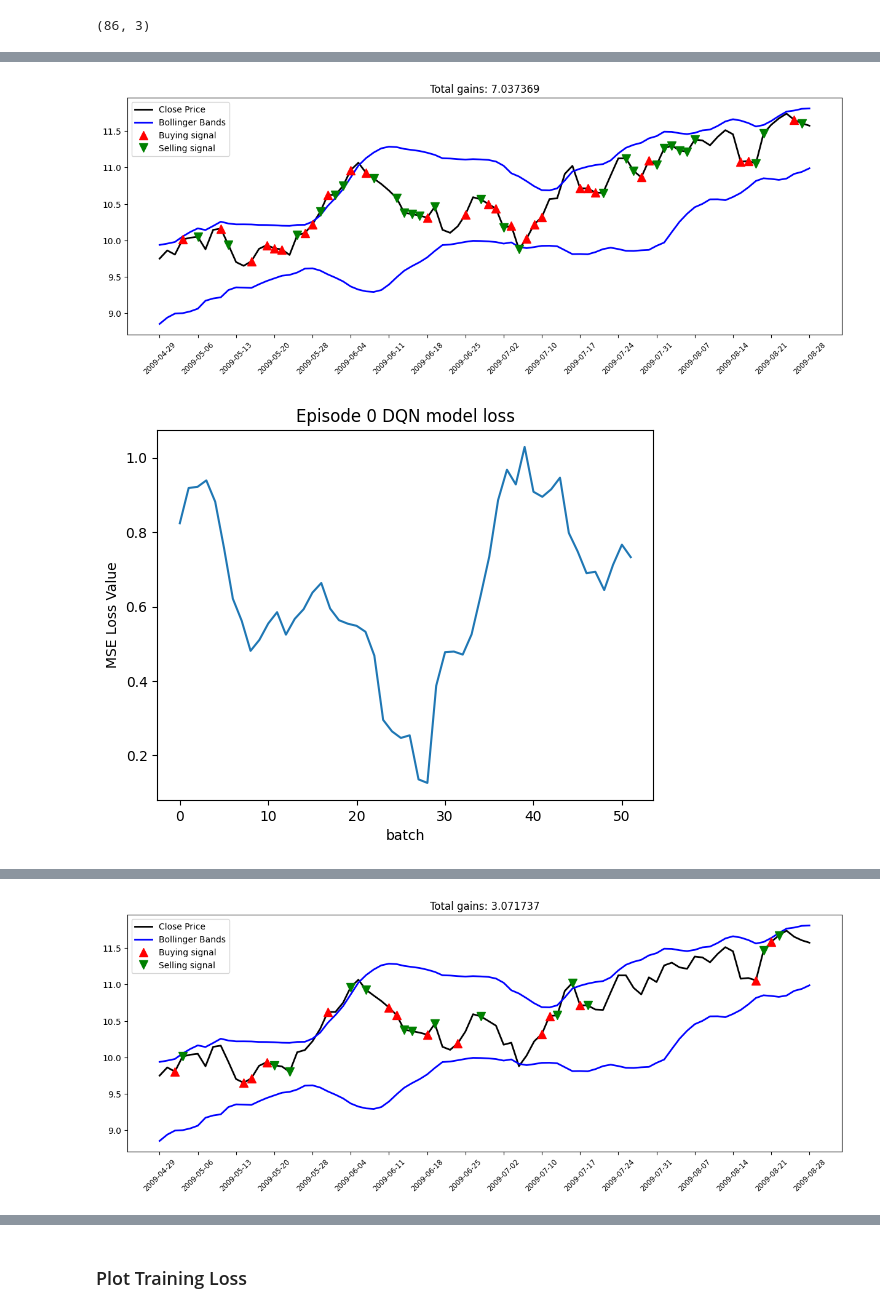
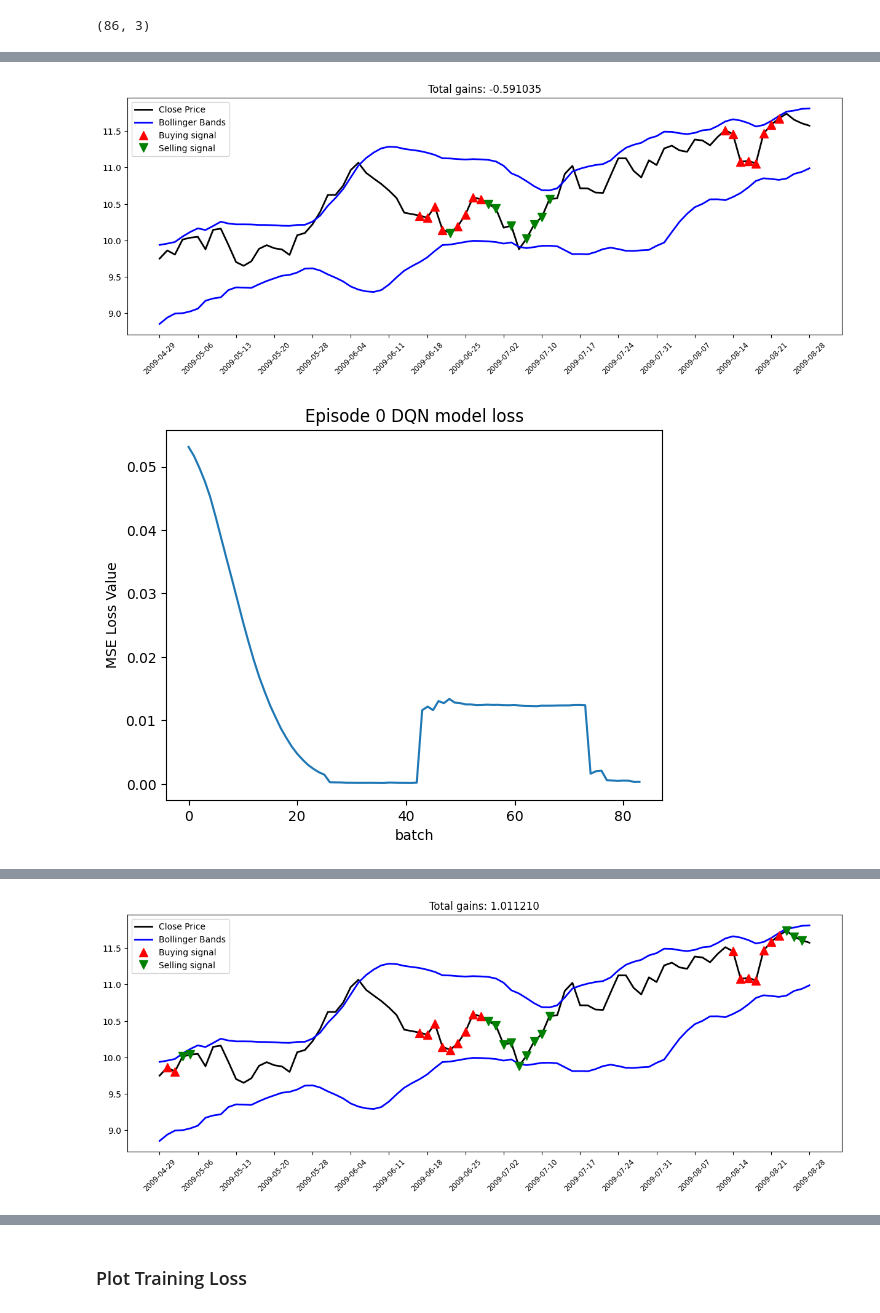
Before and after one commit to bigboy92/fend-matching-game, a Jupyter notebook: project_nb.ipynb, the cells around one changed output, grey strips where cells are left out. Saved outputs shown, nothing was run; the diff lists cells and outputs as text; code cells hidden in the pictures.

```diff
--- a/project_nb.ipynb
+++ b/project_nb.ipynb
@@ -80,7 +77,7 @@ Volume       5
 dtype: int64
 # %%
 # forward fill missing values
-data=data.ffill()
+data.fillna(method='ffill', inplace=True)
 # %%
 # Check for null values
 data.isna().sum()
@@ -113,6 +130,6 @@ data = data.dropna(subset=['BB_upper', 'BB_lower'])
 # %%
 # Define new dataframe with only the training features (Close, Upper BB, Lower BB)
-dataset = data[['Close', 'BB_upper', 'BB_lower']]# define df here
+dataset = data[['Close',  'Upper Band', 'Lower Band']]
 # %% [markdown]
 # 5. Normalization
 Now that we have cleaned our data, created our indicators of interest, and selected our features, we must normalize our data. For this project, we use the sklearn StandardScaler, which centers the data and normalizes to unit variance. We will not be using a rolling scaler for this project, due to the complexity of back-translating to true proce and indicator values - you can try this yourself once you have completed the project.
@@ -190,7 +164,8 @@ Now that our data cleaned, features are selected, and the dataset is normalized,
 # %%
 # split dataset df into train (50%) and test (50%) datasets
 
-train_df = normed_dataset.iloc[:len(normed_dataset)//2]  # define training dtaframe under this variable name
-test_df =  normed_dataset.iloc[len(normed_dataset)//2:]# define testing dtaframe under this variable name
+training_rows = int(len(normed_dataset.index)*0.5)
+train_df = normed_dataset.iloc[:training_rows]
+test_df = normed_dataset.iloc[training_rows+1:]
 # %%
 # display train and test dfs (ensure no overlap)
@@ -256,15 +233,16 @@ The first step in defining our agent is the Deep Q-Network model definition. For
 # Define DQN Model Architecture
 class DQN(keras.Model):
     def __init__(self, state_size, action_size):
+
         model = keras.models.Sequential()
-        # define model layers in keras
-        model.add(keras.layers.Dense(units=64, input_dim=state_size, activation="relu"))
-        model.add(keras.layers.Dense(units=32, activation="relu"))
+        #Input Layer
+        model.add(keras.layers.Dense(units=32, input_dim=state_size, activation="relu"))
+        #Hidden Layer
         model.add(keras.layers.Dense(units=8, activation="relu"))
+        #Output Layer
         model.add(keras.layers.Dense(action_size, activation="linear"))
-        # compile model in keras
         model.compile(loss="mse", optimizer=keras.optimizers.Adam(learning_rate=0.001))
-        # save model to DQN instance
+
         self.model = model
 # %% [markdown]
 ### Define Agent Class
@@ -438,7 +416,7 @@ agent = Agent(window_size, num_features = X_train.shape[1])# instatniate the age
 keras.config.disable_traceback_filtering() # disable built-in keras loading bars - they make the output difficult to read and monitor
 
 
-l = X_train.shape[0] - 1 # track number of examples in dataset (i.e. number of days to train on)
+l =  X_train[:,0].shape[0] - 1# track number of examples in dataset (i.e. number of days to train on)
 
 # batch size defines how often to run the exp_replay method
 batch_size = 32
@@ -446,19 +424,22 @@ batch_size = 32
 #An episode represents a complete pass over the data.
 episode_count = 2
 
-normalizer_close = normlist[idx_close] # get the close normalizer from normlist
-normalizer_bb_upper = normlist[idx_bb_upper] # get the BB upper normalizer from normlist
-normalizer_bb_lower = normlist[idx_bb_lower] # get the BB lower normalizer from normlist
+normalizer_close =normlist[0] # get the close normalizer from normlist
+normalizer_bb_upper =normlist[1] # get the BB upper normalizer from normlist
+normalizer_bb_lower = normlist[2]# get the BB lower normalizer from normlist
 
-X_train_true_price = normalizer_close.inverse_transform(X_train[:, idx_close].reshape(-1, 1))# inverse transform the Close column in X_train in order to get true close prices
-X_train_true_bb_upper = normalizer_bb_upper.inverse_transform(X_train[:, idx_bb_upper].reshape(-1, 1))# inverse transform the Upper BB column in X_train in order to get true Upper BB values
-X_train_true_bb_lower = normalizer_bb_lower.inverse_transform(X_train[:, idx_bb_lower].reshape(-1, 1))# inverse transform the Lower BB column in X_train in order to get true Lower BB values
+X_train_true_price = normalizer_close.inverse_transform(X_train[:, idx_close].reshape(-1, 1)).flatten()
+ # inverse transform the Close column in X_train in order to get true close prices
+X_train_true_bb_upper = normalizer_bb_upper.inverse_transform(X_train[:, idx_bb_upper].reshape(-1, 1)).flatten()
+ # inverse transform the Upper BB column in X_train in order to get true Upper BB values
+X_train_true_bb_lower = normalizer_bb_lower.inverse_transform(X_train[:, idx_bb_lower].reshape(-1, 1)).flatten()
+ # inverse transform the Lower BB column in X_train in order to get true Lower BB values
 
 batch_losses = []
 num_batches_trained = 0
 
 for e in range(episode_count + 1):
-    state = get_state(X_train, t=0, n = window_size + 1)# get the state for the first step
+    state = get_state(X_train, 0, window_size + 1) # get the state for the first step
     # initialize variables
     total_profit = 0
     total_winners = 0
@@ -468,42 +449,45 @@ for e in range(episode_count + 1):
     states_buy = []
     for t in tqdm(range(l), desc=f'Running episode {e}/{episode_count}'):
         # get the action
+        # get the next state
         action = agent.act(state)
-        # get the next state
-        next_state = get_state(X_train, t+1, window_size + 1)
+        next_state = get_state(X_train, t + 1, window_size + 1)
+
         # initialize reward for the current time step
         reward = 0
 
         if action == 1: # buy
             # inverse transform to get true buy price in dollars
-            buy_price = X_train_true_price[t, 0]
             # append the buy price to the inventory
+            # append the time step to states_buy
+            # print the action and price of the action
+            buy_price = X_train_true_price[t]
+
             agent.inventory.append(buy_price)
-            # append the time step to states_buy
             states_buy.append(t)
-            # print the action and price of the action
             print(f'Buy: {format_price(buy_price)}')
 
         elif action == 2 and len(agent.inventory) > 0: # sell
             # get the bought price of the stock you are selling (i.e. the stock at the beginning of the inventory)
             bought_price = agent.inventory.pop(0)
             # inverse transform to get true sell price in dollars
-            sell_price = X_train_true_price[t, 0]
-            # define reward as max of profit (close price at time of sell - close price at time of buy) and 0
+            sell_price = X_train_true_price[t]
+             # define reward as max of profit (close price at time of sell - close price at time of buy) and 0
+            # add current profit to total profit
             trade_profit = sell_price - bought_price
             reward = max(trade_profit, 0)
-            # add current profit to total profit
+
             total_profit += trade_profit
             if trade_profit >=0:
                 # add current profit to total winners
                 total_winners += trade_profit
             else:
+                total_losers += trade_profit
                 # add current profit to total losers
-                total_losers += trade_profit
             # append the time step to states_sell
+            # print the action, price of the action, and profit of the action
             states_sell.append(t)
-            # print the action, price of the action, and profit of the action
-            print(f'Sell: {format_price(sell_price)}, Profit: {format_price(trade_profit)}')
+            print(f'Sell: {format_price(sell_price)} | Profit: {format_price(trade_profit)}')
 
         # flag for final training iteration
         done = True if t == l - 1 else False
@@ -529,7 +513,10 @@ for e in range(episode_count + 1):
         # when the size of the memory is greater than the batch size, run the exp_replay function on the batch to fit the model and get losses for the batch
         # then sum the losses for the batch and append them to the batch_losses list
         if len(agent.memory) > batch_size:
+            # when the size of the memory is greater than the batch size, run the exp_replay function on the batch to fit the model and get losses for the batch
             losses = agent.exp_replay(batch_size)
+
+            # then sum the losses for the batch and append them to the batch_losses list
             batch_losses.append(sum(losses))
 
     if e % 2 == 0:
@@ -555,3 +542,3 @@ Total Loss: 33.08384676266458
 --------------------------------
-[figure, old version]
+[figure, new version]
-[figure, old version]
+[figure, new version]
@@ -574,2 +561,2 @@ Total Loss: 103.96031641811608
 --------------------------------
-[figure, old version]
+[figure, new version]
```
Also changed, not shown: parts of 18 cells of this notebook.
